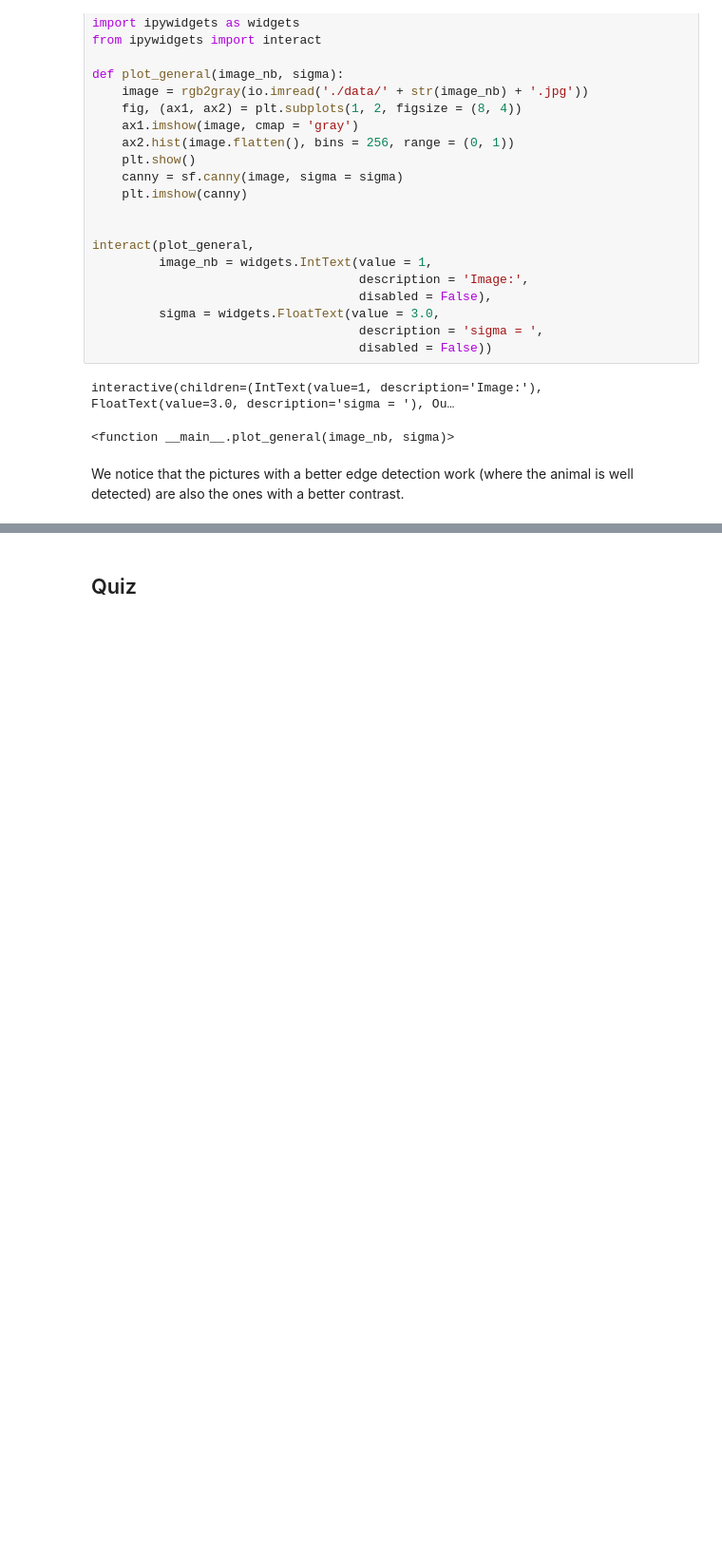
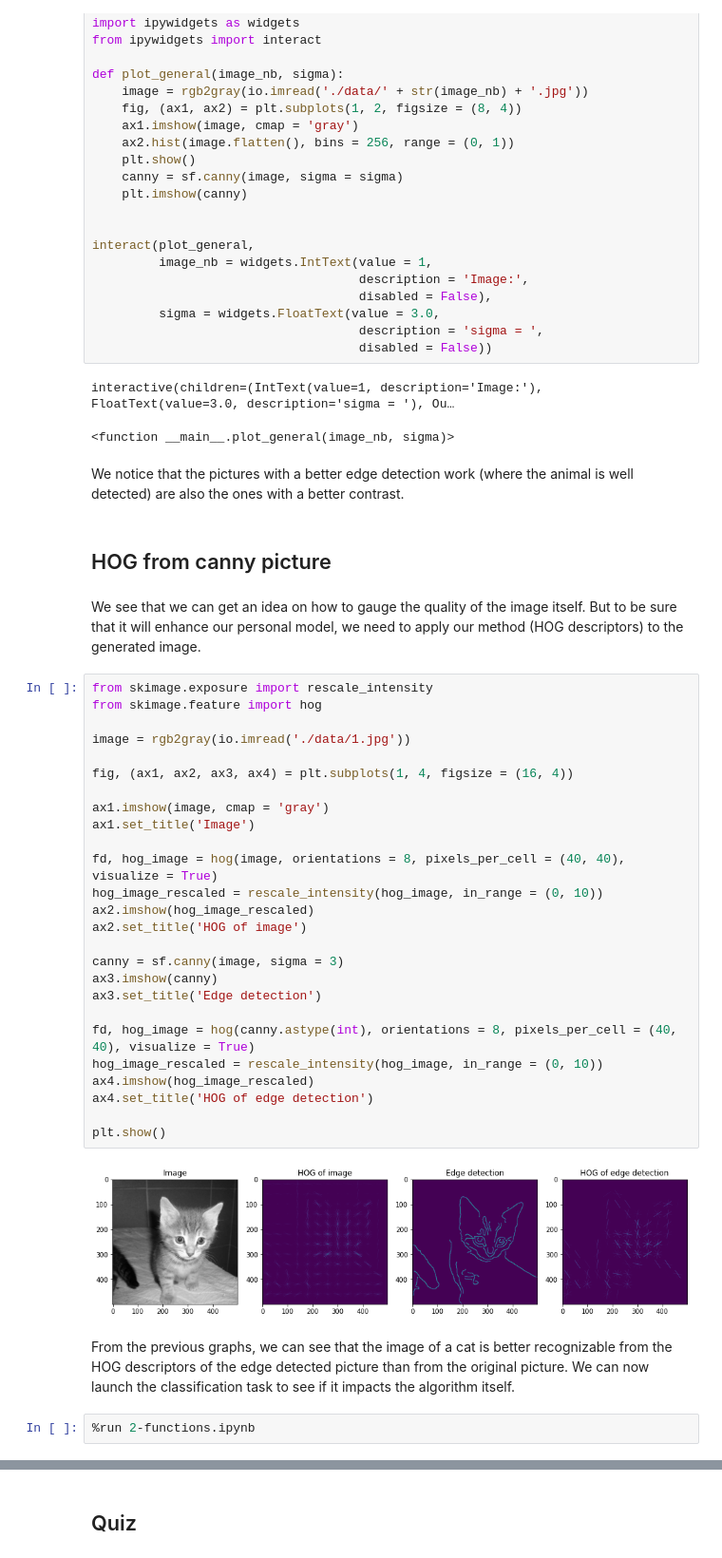
Before and after one commit to annalaine/quaxp, a Jupyter notebook: 2-2-2-edge.ipynb, the cells around one changed output, grey strips where cells are left out. Shown: that part at 95% size. Cells and saved outputs as stored; diff of their text form; blank space fills up the shorter version.

```diff
--- a/2-2-2-edge.ipynb
+++ b/2-2-2-edge.ipynb
@@ -96,3 +96,39 @@ interactive(children=(IntText(value=1, description='Image:'), FloatText(value=3.
 <function __main__.plot_general(image_nb, sigma)>
 # %% [markdown]
 We notice that the pictures with a better edge detection work (where the animal is well detected) are also the ones with a better contrast.
+# %% [markdown]
+## HOG from canny picture
+# %% [markdown]
+We see that we can get an idea on how to gauge the quality of the image itself. But to be sure that it will enhance our personal model, we need to apply our method (HOG descriptors) to the generated image.
+# %%
+from skimage.exposure import rescale_intensity
+from skimage.feature import hog
+
+image = rgb2gray(io.imread('./data/1.jpg'))
+
+fig, (ax1, ax2, ax3, ax4) = plt.subplots(1, 4, figsize = (16, 4))
+
+ax1.imshow(image, cmap = 'gray')
+ax1.set_title('Image')
+
+fd, hog_image = hog(image, orientations = 8, pixels_per_cell = (40, 40), visualize = True)
+hog_image_rescaled = rescale_intensity(hog_image, in_range = (0, 10))
+ax2.imshow(hog_image_rescaled)
+ax2.set_title('HOG of image')
+
+canny = sf.canny(image, sigma = 3)
+ax3.imshow(canny)
+ax3.set_title('Edge detection')
+
+fd, hog_image = hog(canny.astype(int), orientations = 8, pixels_per_cell = (40, 40), visualize = True)
+hog_image_rescaled = rescale_intensity(hog_image, in_range = (0, 10))
+ax4.imshow(hog_image_rescaled)
+ax4.set_title('HOG of edge detection')
+
+plt.show()
+# %% [output]
+[figure, added]
+# %% [markdown]
+From the previous graphs, we can see that the image of a cat is better recognizable from the HOG descriptors of the edge detected picture than from the original picture. We can now launch the classification task to see if it impacts the algorithm itself.
+# %%
+%run 2-functions.ipynb
```
Also changed, not shown: parts of 3 cells of this notebook, 3 other files.
